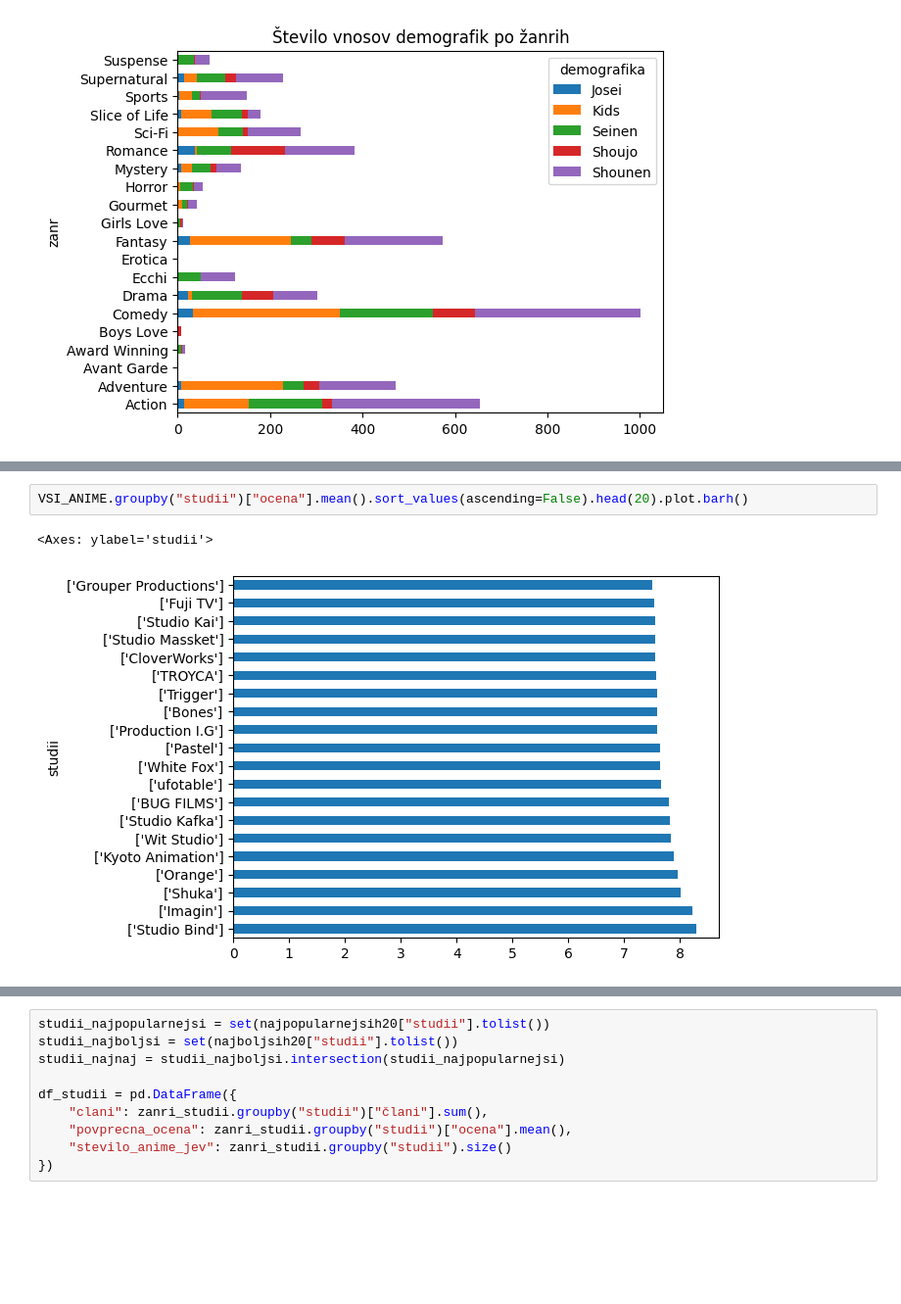
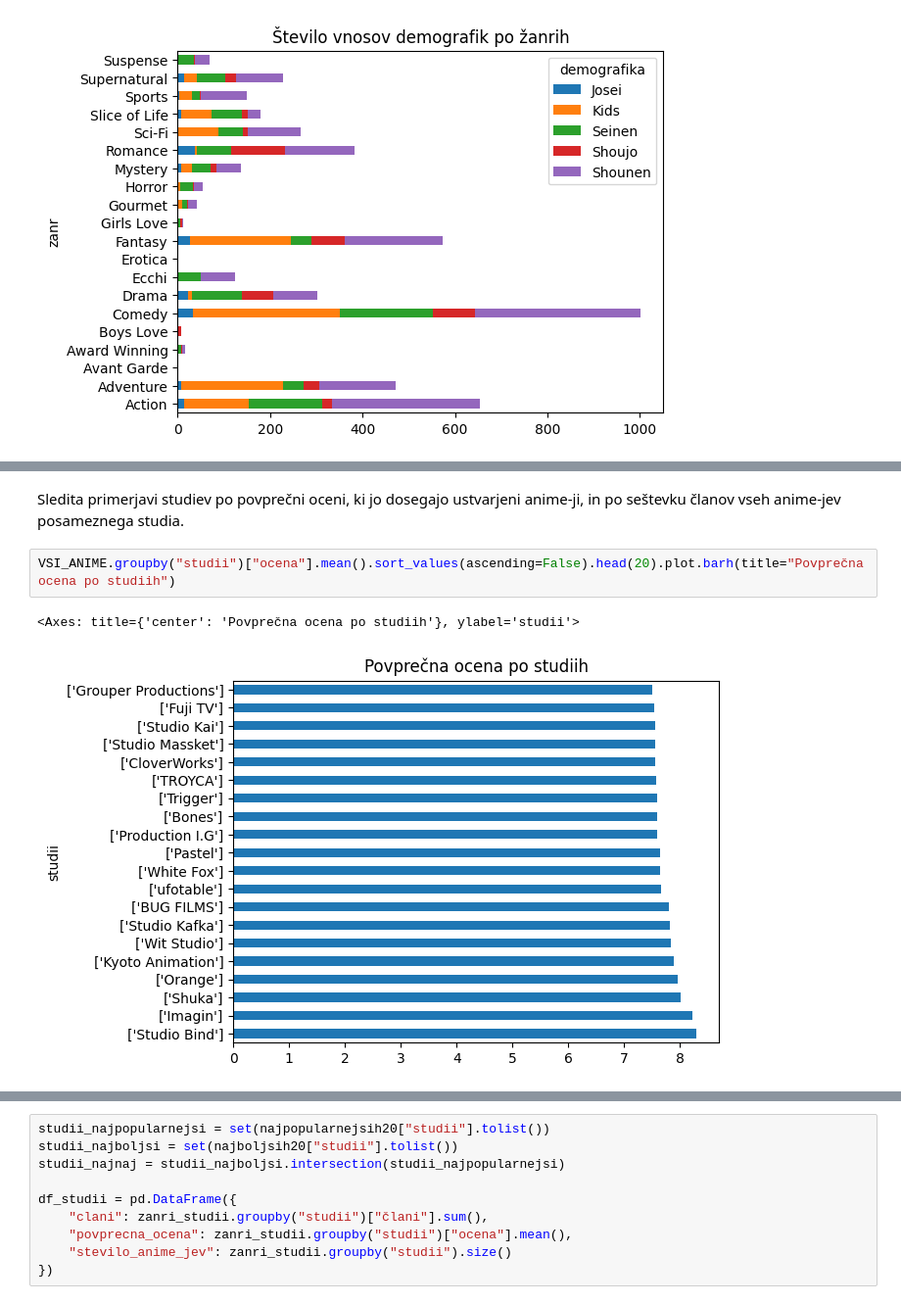
Before and after one commit to lrozman/Projektna-naloga-UVP---Rozman-Lara, a Jupyter notebook: analiza.ipynb, the cells around one changed output, grey strips where cells are left out. Shown at 98% size. Drawn from its saved outputs; the diff is of its cells as text; blank space fills up the shorter version.

```diff
--- a/analiza.ipynb
+++ b/analiza.ipynb
@@ -825,5 +827,7 @@ See the caveats in the documentation: https://pandas.pydata.org/pandas-docs/stab
+# %% [markdown]
+Sledita primerjavi studiev po povprečni oceni, ki jo dosegajo ustvarjeni anime-ji, in po seštevku članov vseh anime-jev posameznega studia.
 # %%
-VSI_ANIME.groupby("studii")["ocena"].mean().sort_values(ascending=False).head(20).plot.barh()
+VSI_ANIME.groupby("studii")["ocena"].mean().sort_values(ascending=False).head(20).plot.barh(title="Povprečna ocena po studiih")
 # %% [output]
-<Axes: ylabel='studii'>
+<Axes: title={'center': 'Povprečna ocena po studiih'}, ylabel='studii'>
-[figure, old version]
+[figure, new version]
```
Also changed, not shown: parts of 60 cells of this notebook.
